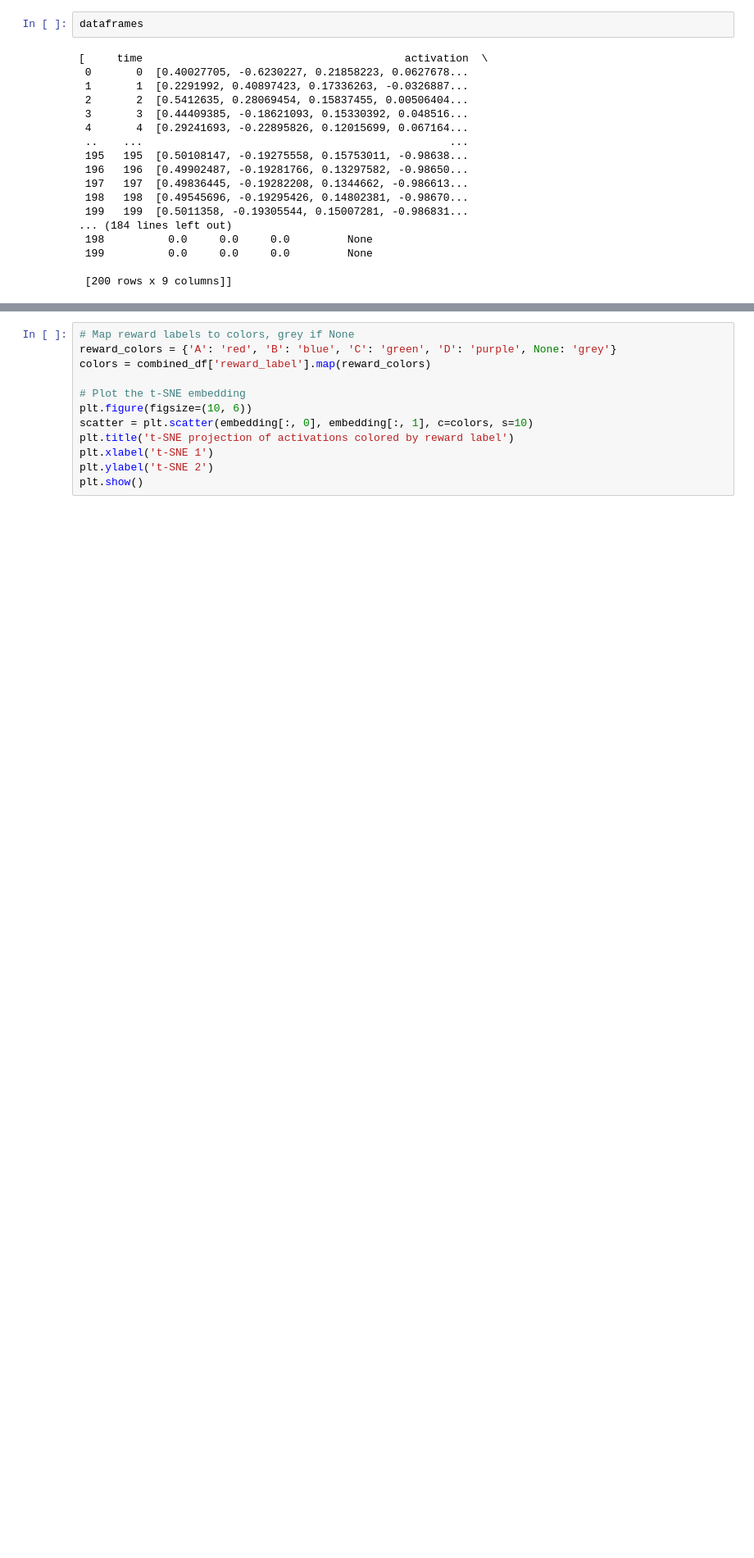
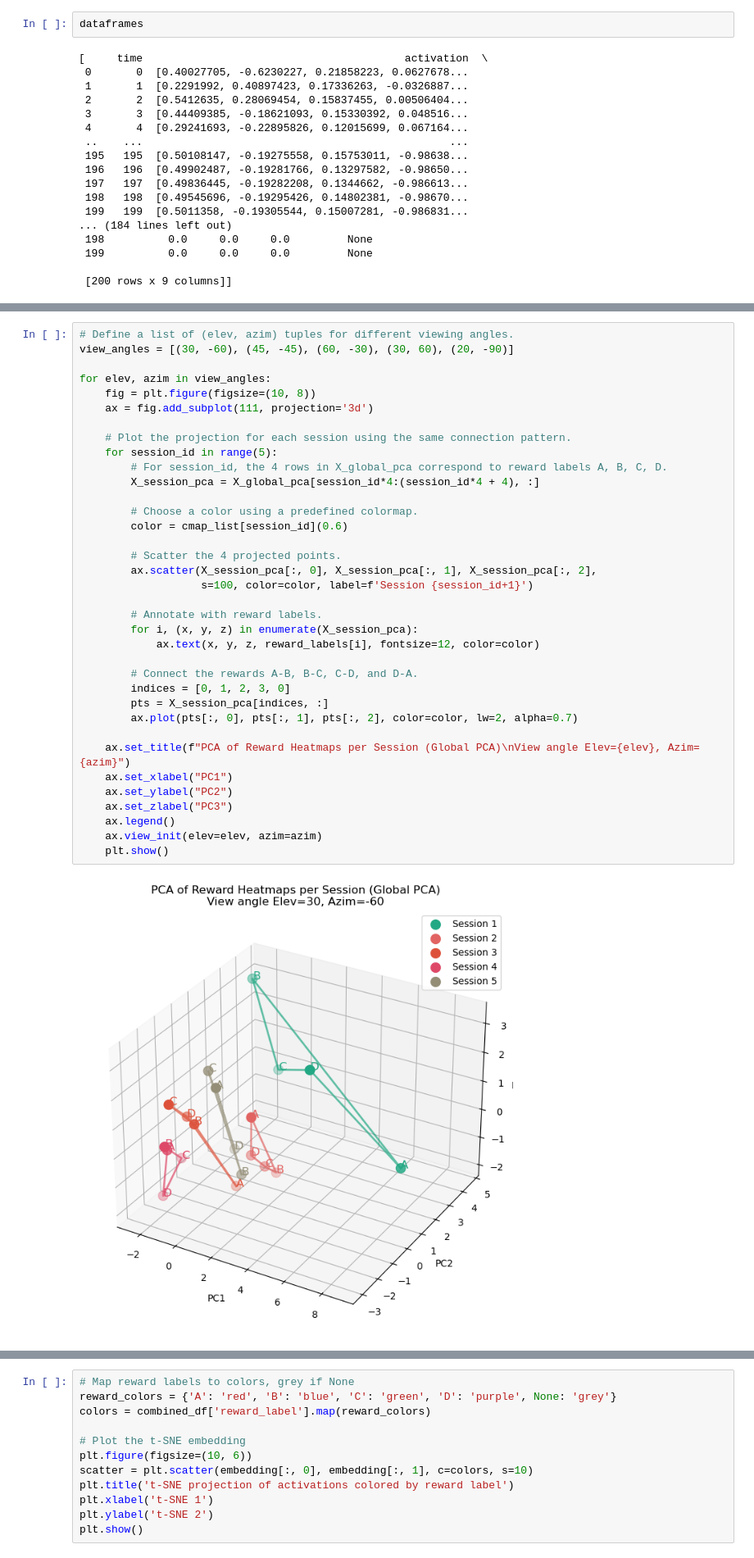
Before and after one commit to AdamLoydHarris/ABCD_RL, a Jupyter notebook: rnn_analysis.ipynb, the cells around one changed output, grey strips where cells are left out. Shown at 82% size. Drawn from its saved outputs; the diff is of its cells as text; blank space fills up the shorter version.

```diff
--- a/rnn_analysis.ipynb
+++ b/rnn_analysis.ipynb
@@ -71,0 +121,38 @@ for unit in range(len(dataframes[0]['activation'][0])):
+# %%
+# Define a list of (elev, azim) tuples for different viewing angles.
+view_angles = [(30, -60), (45, -45), (60, -30), (30, 60), (20, -90)]
+
+for elev, azim in view_angles:
+    fig = plt.figure(figsize=(10, 8))
+    ax = fig.add_subplot(111, projection='3d')
+
+    # Plot the projection for each session using the same connection pattern.
+    for session_id in range(5):
+        # For session_id, the 4 rows in X_global_pca correspond to reward labels A, B, C, D.
+        X_session_pca = X_global_pca[session_id*4:(session_id*4 + 4), :]
+
+        # Choose a color using a predefined colormap.
+        color = cmap_list[session_id](0.6)
+
+        # Scatter the 4 projected points.
+        ax.scatter(X_session_pca[:, 0], X_session_pca[:, 1], X_session_pca[:, 2],
+                   s=100, color=color, label=f'Session {session_id+1}')
+
+        # Annotate with reward labels.
+        for i, (x, y, z) in enumerate(X_session_pca):
+            ax.text(x, y, z, reward_labels[i], fontsize=12, color=color)
+
+        # Connect the rewards A-B, B-C, C-D, and D-A.
+        indices = [0, 1, 2, 3, 0]
+        pts = X_session_pca[indices, :]
+        ax.plot(pts[:, 0], pts[:, 1], pts[:, 2], color=color, lw=2, alpha=0.7)
+
+    ax.set_title(f"PCA of Reward Heatmaps per Session (Global PCA)\nView angle Elev={elev}, Azim={azim}")
+    ax.set_xlabel("PC1")
+    ax.set_ylabel("PC2")
+    ax.set_zlabel("PC3")
+    ax.legend()
+    ax.view_init(elev=elev, azim=azim)
+    plt.show()
+# %% [output]
+[figure, added]
```
Also changed, not shown: parts of 5 cells of this notebook.
